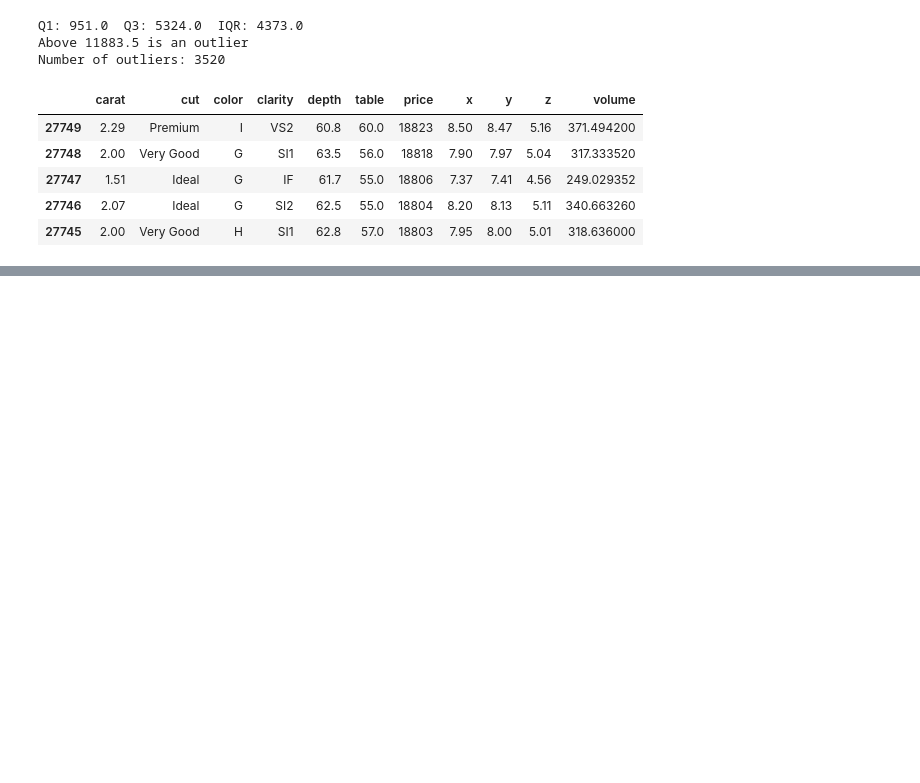
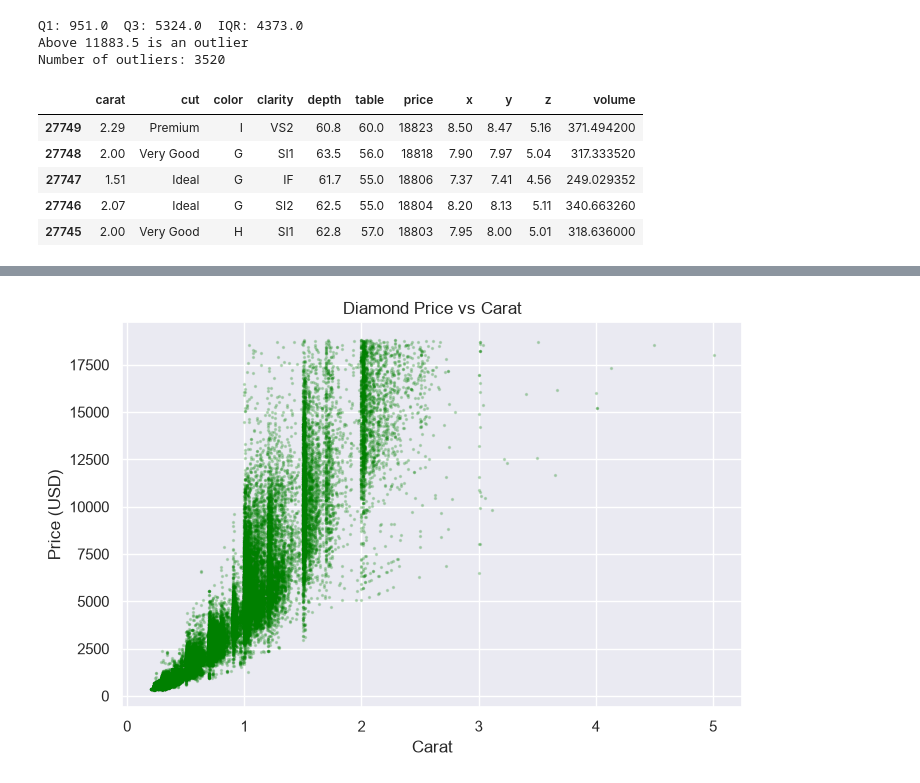
Before and after one commit to amnarashid14/Python-for-AI, a Jupyter notebook: notebooks/Week 4/Day 17/practice.ipynb, the cells around one changed output, grey strips where cells are left out. Saved outputs shown, nothing was run; the diff lists cells and outputs as text; code cells hidden in the pictures; blank space fills up the shorter version.

```diff
--- a/notebooks/Week 4/Day 17/practice.ipynb
+++ b/notebooks/Week 4/Day 17/practice.ipynb
@@ -177,0 +196,11 @@ sns.scatterplot(data=df, x="price", y="volume" )
+# %%
+import matplotlib.pyplot as plt
+
+plt.figure(figsize=(8, 5))
+plt.scatter(df["carat"], df["price"], s=2, alpha=0.2, color="green")
+plt.xlabel("Carat")
+plt.ylabel("Price (USD)")
+plt.title("Diamond Price vs Carat")
+plt.show()
+# %% [output]
+[figure, added]
```
Also changed, not shown: parts of 7 cells of this notebook, 1 other file.
